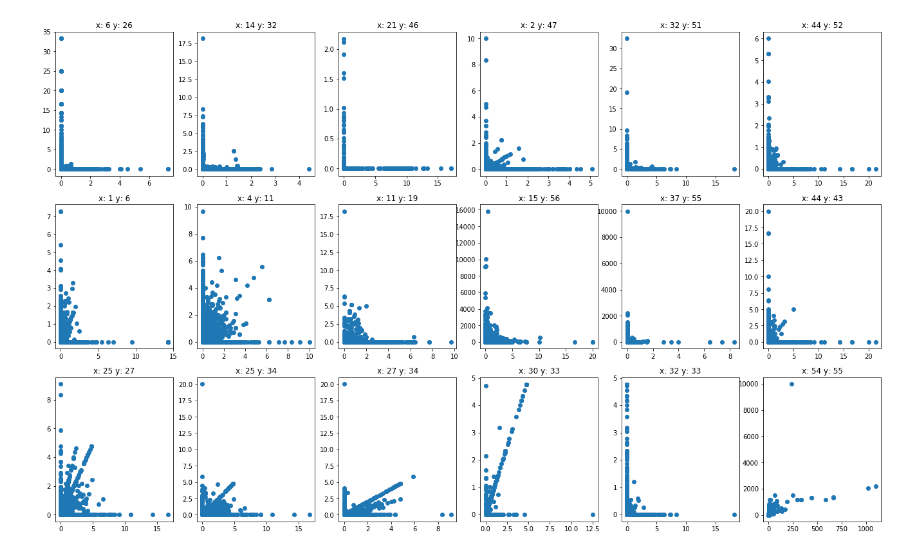
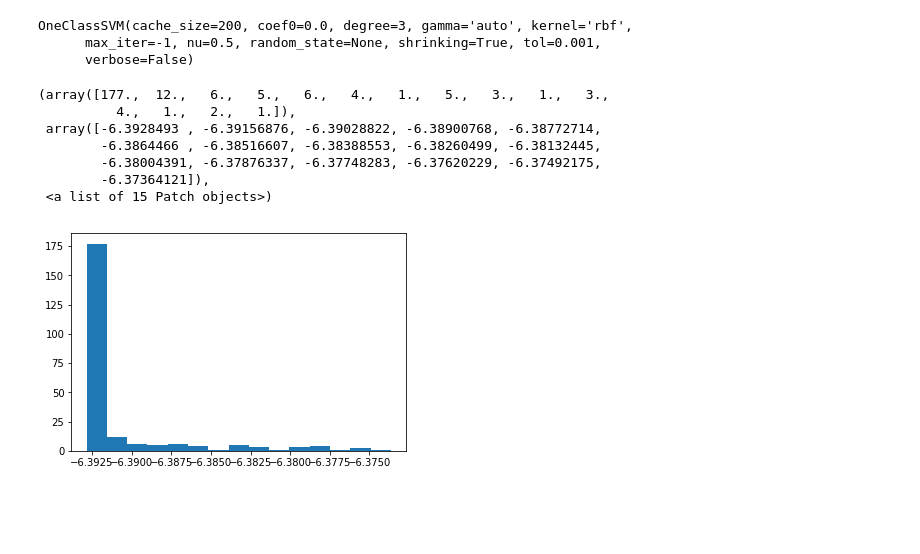
Before and after one commit to SultanovAR/mephi_course_neuro, a Jupyter notebook: bdz/bdz.ipynb, the cells around one changed output. Cells and saved outputs as stored; diff of their text form; code cells hidden in the pictures; blank space fills up the shorter version.

```diff
--- a/bdz/bdz.ipynb
+++ b/bdz/bdz.ipynb
@@ -20,5 +45,5 @@ len(dataset[dataset[57] == 1])
 # %%
-#scaler = preprocessing.StandardScaler()
-#dataset.loc[:, inputs_indx] = scaler.fit_transform(dataset.loc[:, inputs_indx])
-#print(len(scaler.mean_))
-#dataset[0]
+scaler = preprocessing.StandardScaler()
+dataset.loc[:, inputs_indx] = scaler.fit_transform(dataset.loc[:, inputs_indx])
+print(len(scaler.mean_))
+dataset[0]
@@ -162,11 +149,33 @@ plt.savefig('heat_kendal.png', bbox_inches='tight')
 atr_to_scatter = [[6, 26], [14, 32], [21, 46], [2, 47], [32, 51], [44, 52], #low corr
                   [1, 6], [4, 11], [11, 19], [15, 56], [37, 55], [44, 43], #middle corr
                   [25, 27], [25, 34], [27, 34], [30, 33], [32, 33], [54, 55]] #high corr
-plt.figure(figsize=(23, 14))
+plt.figure(figsize=(23, 10))
 for i in range(len(atr_to_scatter)):
     plt.subplot(3, 6, i+1)
     plt.scatter(dataset[atr_to_scatter[i][0]], dataset[atr_to_scatter[i][1]])
     plt.title('x: '+str(atr_to_scatter[i][0])+' y: '+str(atr_to_scatter[i][1]))
 plt.savefig('scatter_diag.png', bbox_inches='tight')
-# %% [output]
-[figure, removed]
+# %%
+clf = svm.OneClassSVM(kernel="rbf")
+clf.fit(dataset[inputs_indx])
+# %% [output]
+OneClassSVM(cache_size=200, coef0=0.0, degree=3, gamma='auto', kernel='rbf',
+      max_iter=-1, nu=0.5, random_state=None, shrinking=True, tol=0.001,
+      verbose=False)
+# %%
+OUTLIER_FRACTION = 0.05
+dist_to_border = clf.decision_function(dataset[inputs_indx]).ravel()
+threshold = stats.scoreatpercentile(dist_to_border,
+            100 * OUTLIER_FRACTION)
+is_inlier = dist_to_border > threshold
+# %%
+plt.hist(dist_to_border[is_inlier == False], bins = 15)
+# %% [output]
+(array([177.,  12.,   6.,   5.,   6.,   4.,   1.,   5.,   3.,   1.,   3.,
+          4.,   1.,   2.,   1.]),
+ array([-6.3928493 , -6.39156876, -6.39028822, -6.38900768, -6.38772714,
+        -6.3864466 , -6.38516607, -6.38388553, -6.38260499, -6.38132445,
+        -6.38004391, -6.37876337, -6.37748283, -6.37620229, -6.37492175,
+        -6.37364121]),
+ <a list of 15 Patch objects>)
+[figure, added]
```
Also changed, not shown: parts of 49 cells of this notebook, 16 other files.
